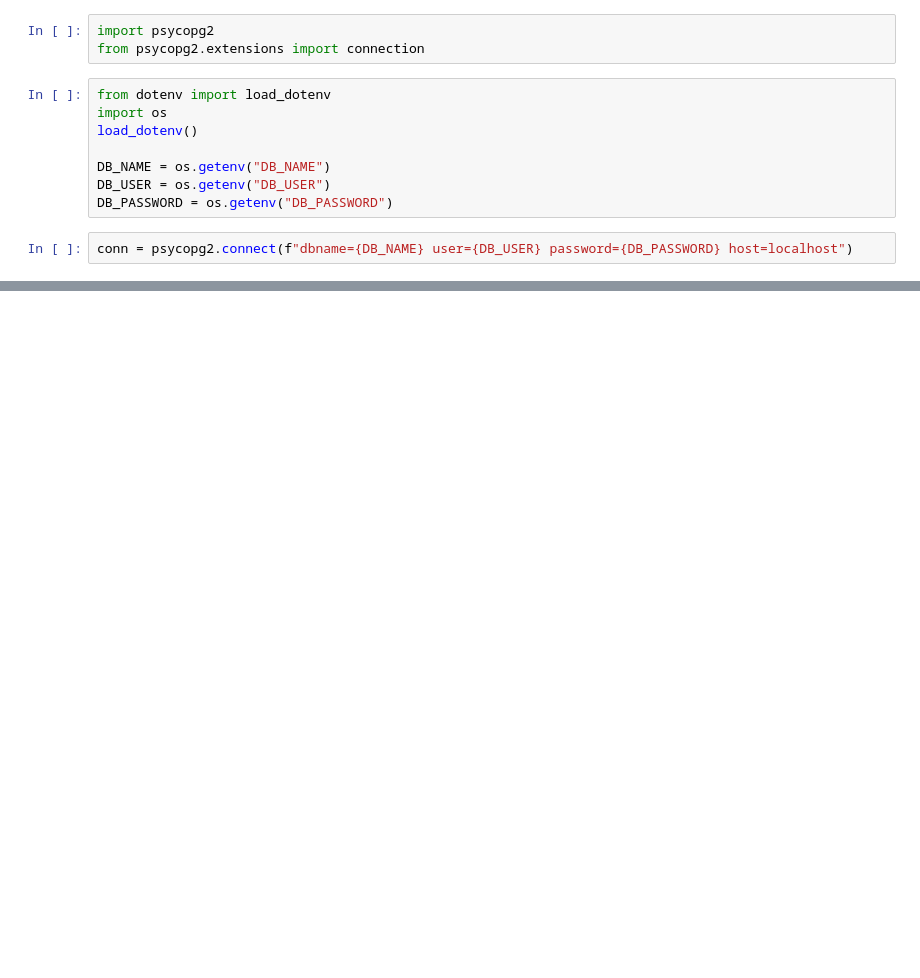
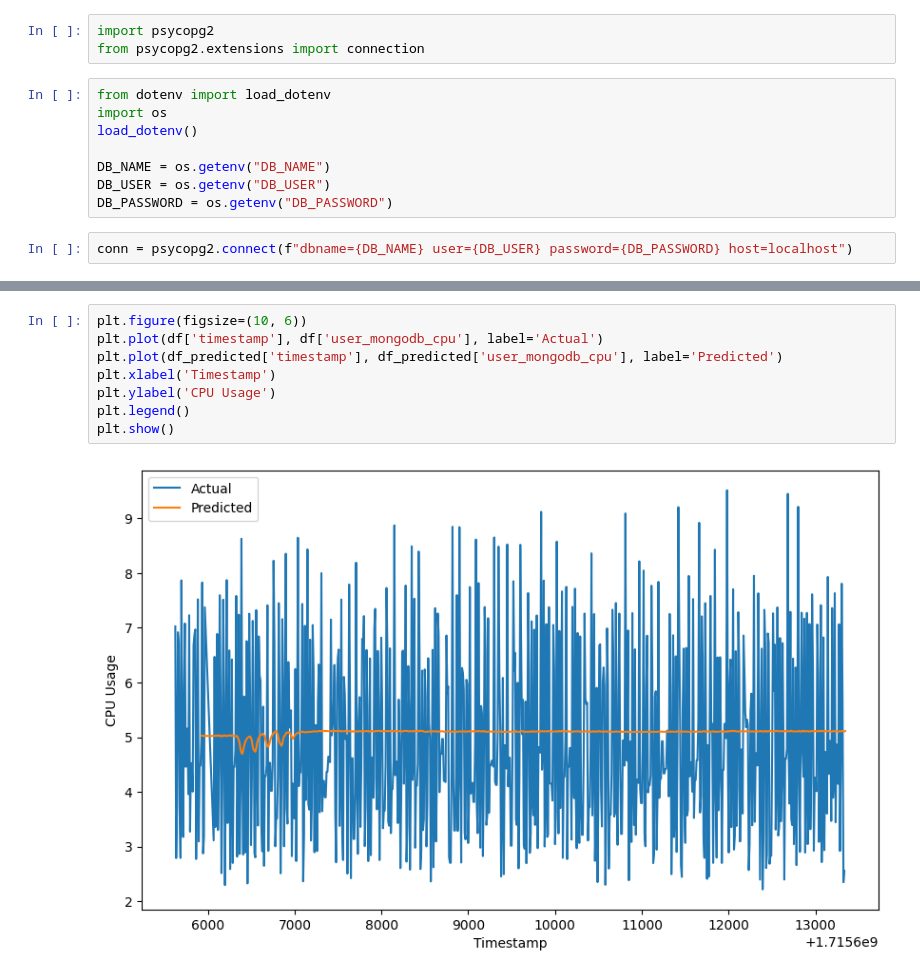
Before and after one commit to rozanfa/kubernetes-autoscaler, a Jupyter notebook: visualize.ipynb, the cells around one changed output, grey strips where cells are left out. Drawn from its saved outputs; the diff is of its cells as text; blank space fills up the shorter version.

```diff
--- a/visualize.ipynb
+++ b/visualize.ipynb
@@ -71,0 +100,10 @@ plt.show()
+# %%
+plt.figure(figsize=(10, 6))
+plt.plot(df['timestamp'], df['user_mongodb_cpu'], label='Actual')
+plt.plot(df_predicted['timestamp'], df_predicted['user_mongodb_cpu'], label='Predicted')
+plt.xlabel('Timestamp')
+plt.ylabel('CPU Usage')
+plt.legend()
+plt.show()
+# %% [output]
+[figure, added]
```
Also changed, not shown: parts of 13 cells of this notebook, 10 other files.
